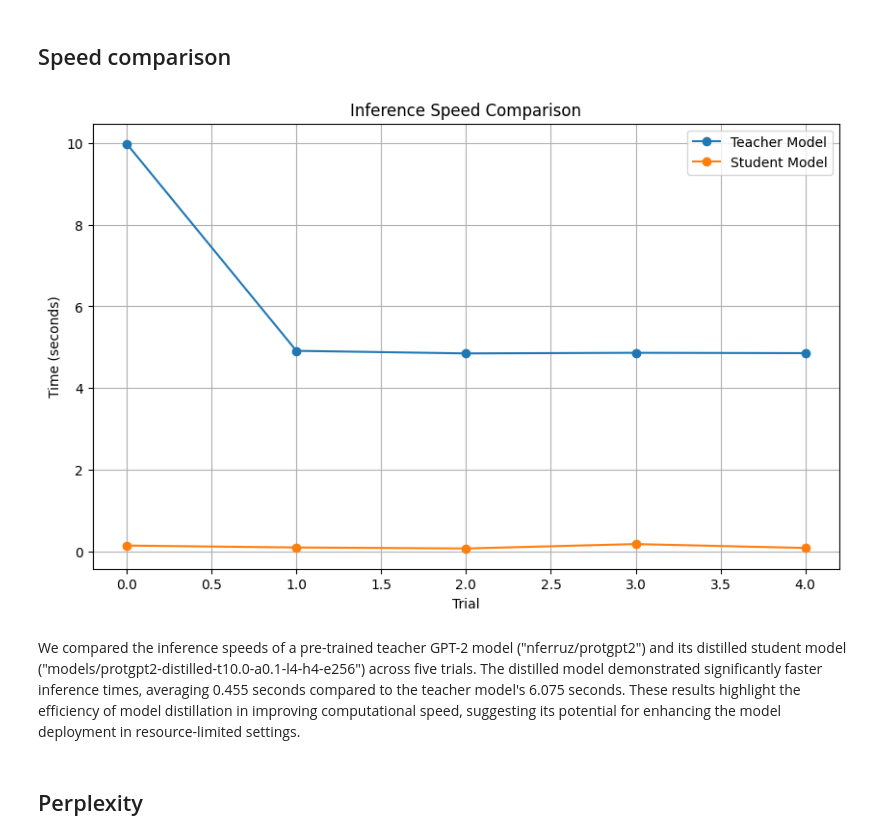
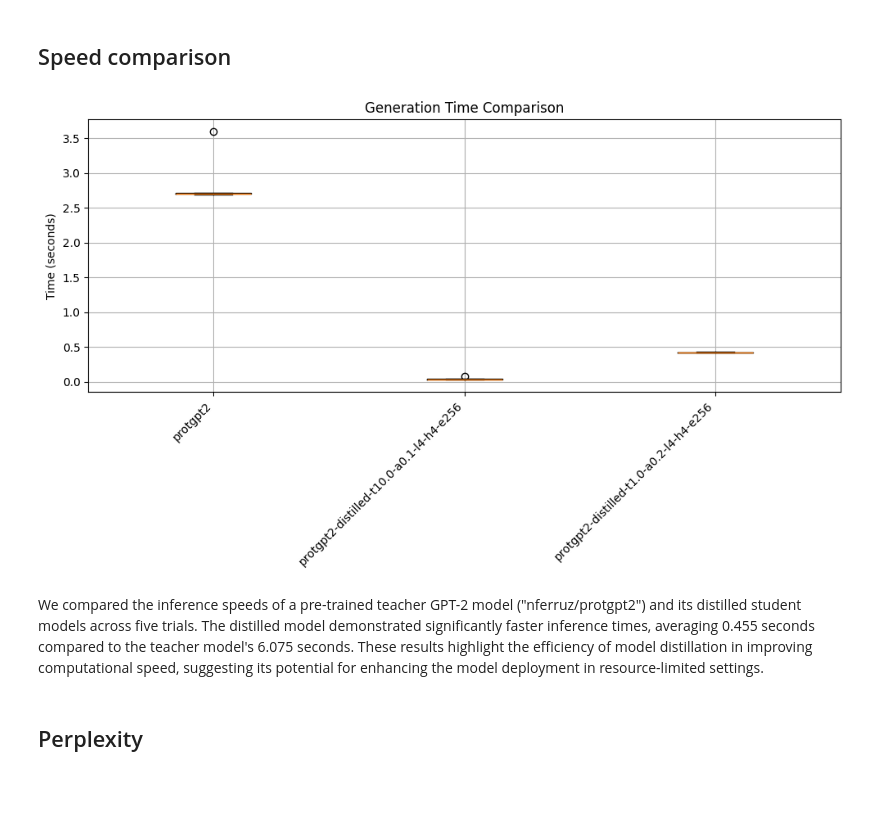
Before and after one commit to ewijaya/protein-lm-distill, a Jupyter notebook: compare_student_teacher.ipynb, the cells around one changed output. Saved outputs shown, nothing was run; the diff lists cells and outputs as text; code cells hidden in the pictures; blank space fills up the shorter version.

Commit message:
Generalize the plotting to include multiple number of student models.

```diff
--- a/compare_student_teacher.ipynb
+++ b/compare_student_teacher.ipynb
@@ -137,21 +170,26 @@ Student Perplexities: [93216.2645571346, 71404.21462791885, 14840.93471215964, 1
 # %% [markdown]
 ## Speed comparison
-# %%
-import matplotlib.pyplot as plt
-
-# Plot the results
-plt.figure(figsize=(10, 6))
-plt.plot(teacher_times, label='Teacher Model', marker='o')
-plt.plot(student1_times, label='Student Model', marker='o')
-plt.title('Inference Speed Comparison')
-plt.xlabel('Trial')
-plt.ylabel('Time (seconds)')
-plt.legend()
-plt.grid(True)
-plt.show()
-# %% [output]
-[figure, removed]
+# %%
+import matplotlib.pyplot as plt
+
+# Combine the times into a list of lists
+times = [teacher_times] + safe_student_times
+
+# Labels for the models
+labels = [teacher_model_name.split('/')[-1]] + [name.split('/')[-1] for name in student_model_names]
+
+# Creating the boxplot
+plt.figure(figsize=(10, 6))
+plt.boxplot(times, labels=labels)
+plt.ylabel('Time (seconds)')
+plt.title('Generation Time Comparison')
+plt.grid(True)
+plt.xticks(rotation=45, ha='right')
+plt.tight_layout()
+plt.show()
+# %% [output]
+[figure, added]
 # %% [markdown]
-We compared the inference speeds of a pre-trained teacher GPT-2 model ("nferruz/protgpt2") and its distilled student model ("models/protgpt2-distilled-t10.0-a0.1-l4-h4-e256") across five trials. The distilled model demonstrated significantly faster inference times, averaging 0.455 seconds compared to the teacher model's 6.075 seconds. These results highlight the efficiency of model distillation in improving computational speed, suggesting its potential for enhancing the model deployment in resource-limited settings.
+We compared the inference speeds of a pre-trained teacher GPT-2 model ("nferruz/protgpt2") and its distilled student models across five trials. The distilled model demonstrated significantly faster inference times, averaging 0.455 seconds compared to the teacher model's 6.075 seconds. These results highlight the efficiency of model distillation in improving computational speed, suggesting its potential for enhancing the model deployment in resource-limited settings.
 # %% [markdown]
 ## Perplexity
```
Also changed, not shown: parts of 6 cells of this notebook.
